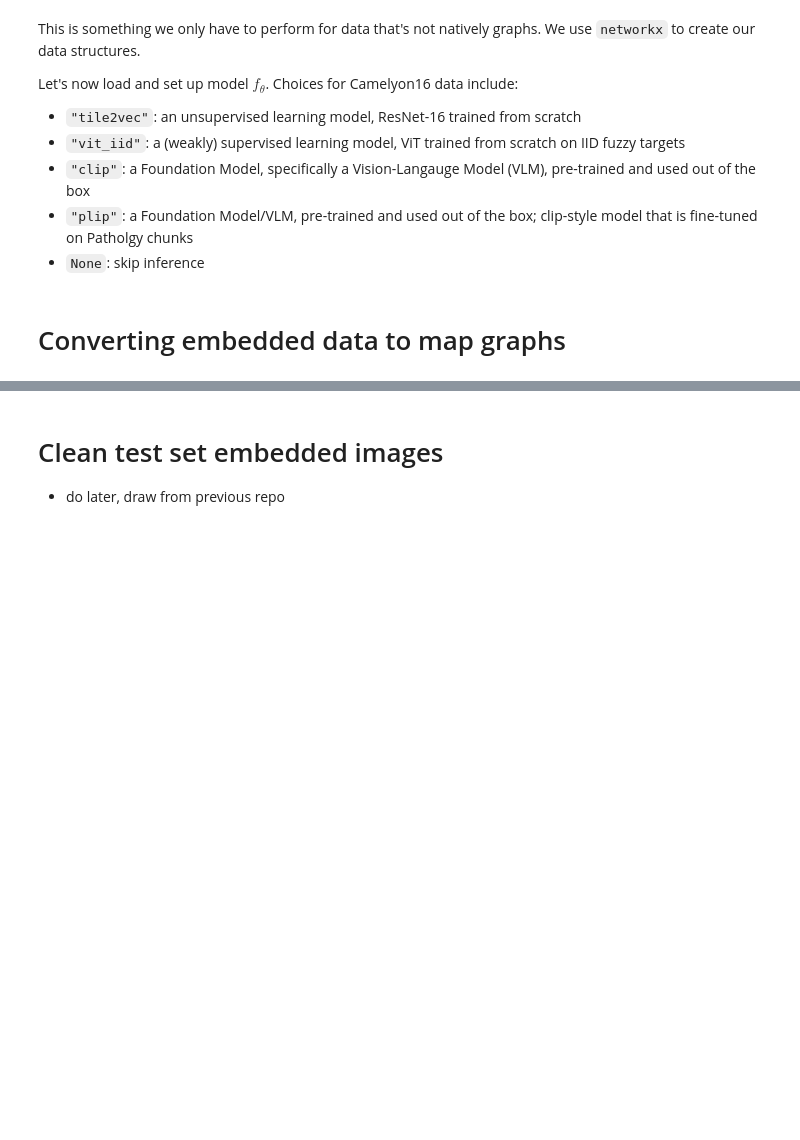
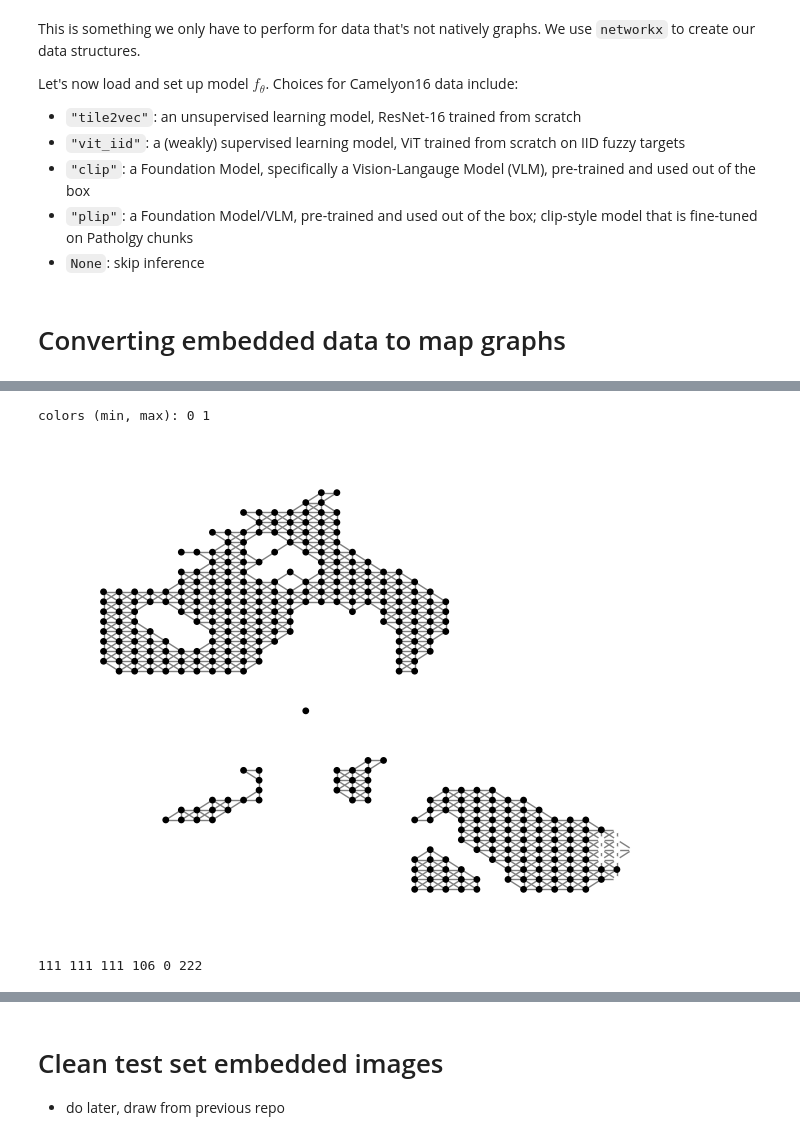
Before and after one commit to gmachiraju/K2, a Jupyter notebook: src/Histo-Step1-Embed.ipynb, the cells around one changed output, grey strips where cells are left out. Cells and saved outputs as stored; diff of their text form; code cells hidden in the pictures; blank space fills up the shorter version.

```diff
--- a/src/Histo-Step1-Embed.ipynb
+++ b/src/Histo-Step1-Embed.ipynb
@@ -104,0 +248,6 @@ utils.serialize(label_dict, os.path.join(save_dir, modelstr+"-label_dict.pkl"))
+# %%
+G_gt = utils.deserialize("/home/data/tinycam/train/gt_graphs/G-tumor_001-graph")
+visualize_sprite(G_gt, modality="image", gt_flag=True)
+# %% [output]
+colors (min, max): 0 1
+[figure, added]
@@ -104,0 +301,4 @@ utils.serialize(label_dict, os.path.join(save_dir, modelstr+"-label_dict.pkl"))
+# %%
+print(og_lab0, og_lab1, aligned_0, aligned_1, missing, total)
+# %% [output]
+111 111 111 106 0 222
```
Also changed, not shown: parts of 23 cells of this notebook, 6 other files.
